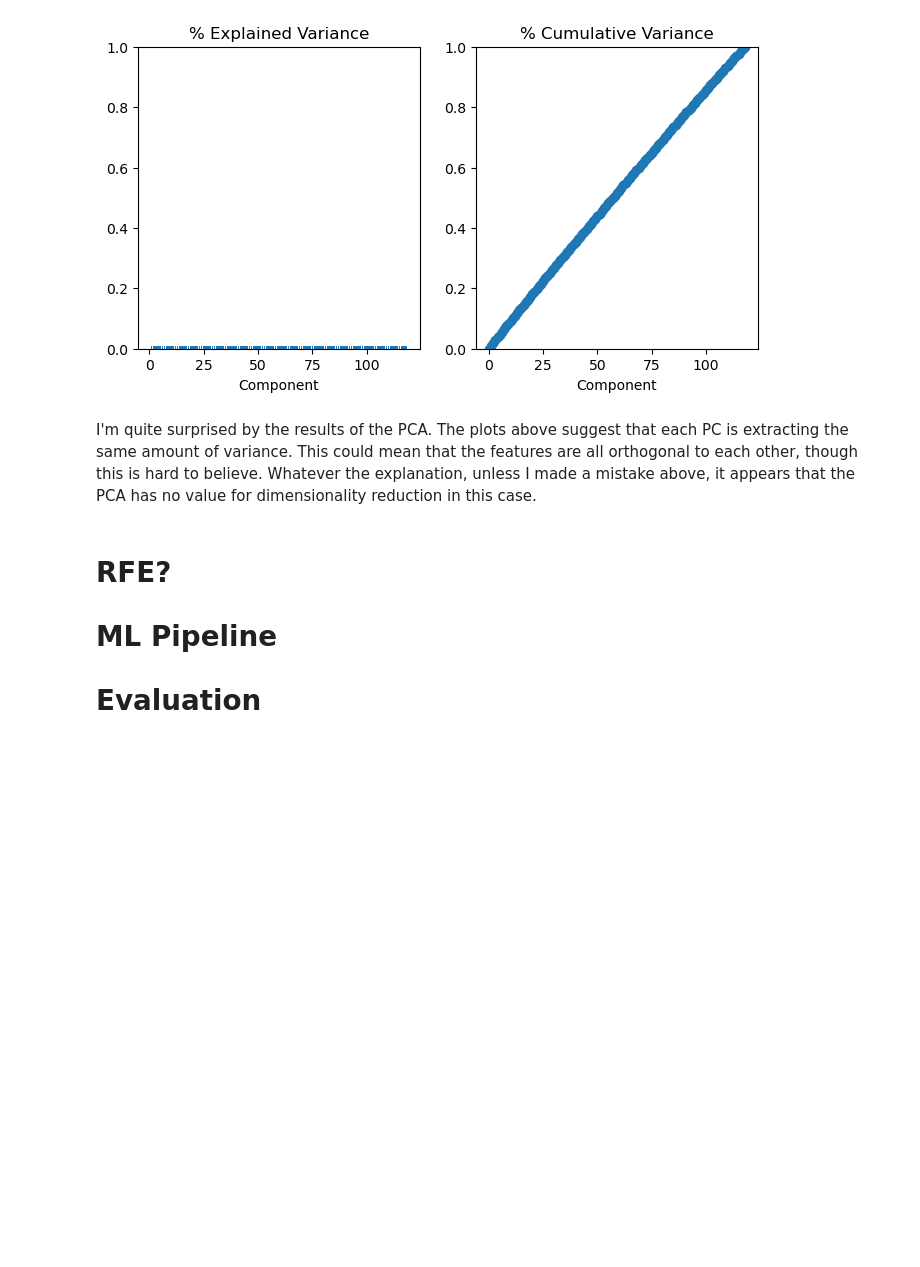
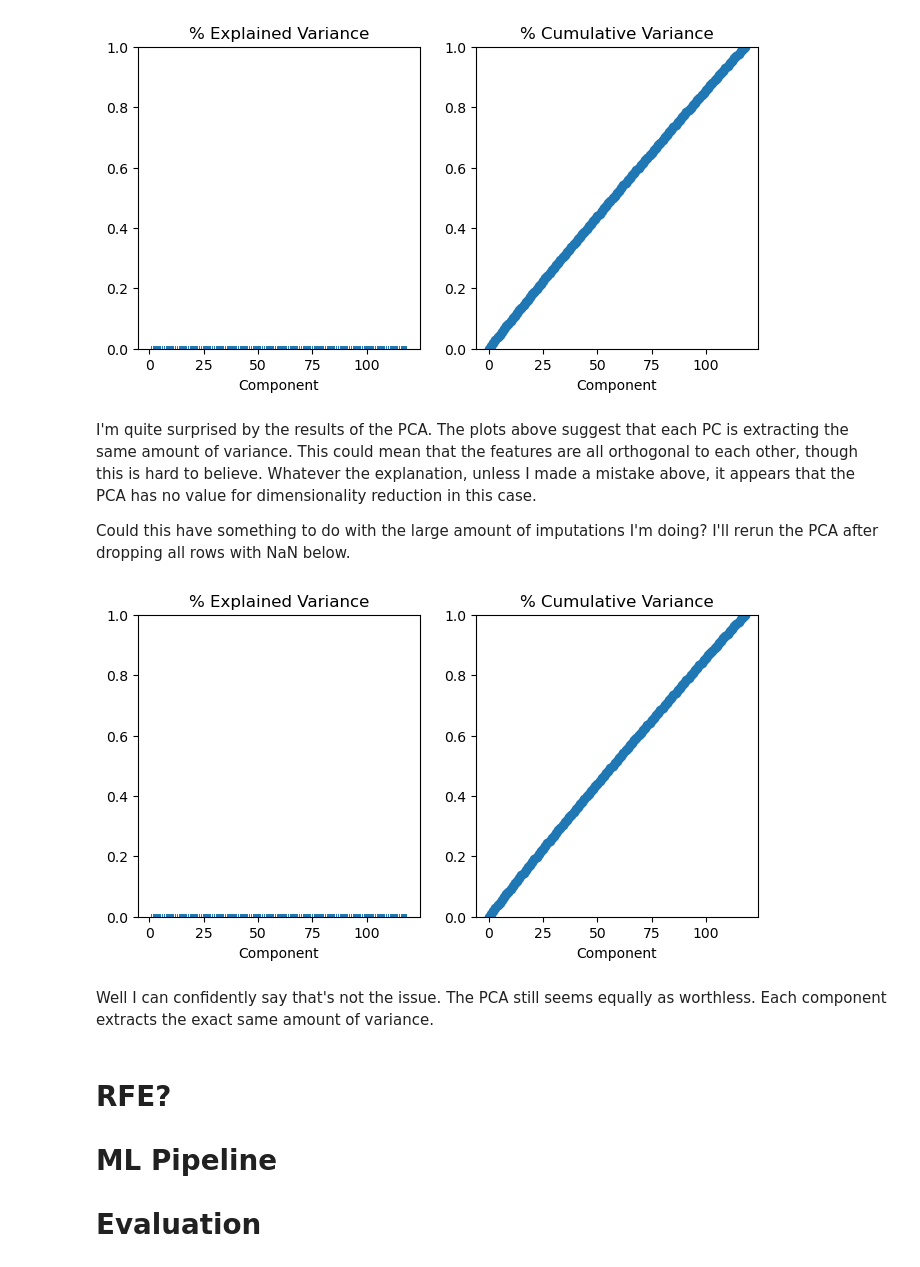
Before and after one commit to mcnewcp/kaggle-tabular-playground-series-sep21, a Jupyter notebook: kaggle-tab-playground-2021-09_MI-PCA.ipynb, the cells around one changed output. Cells and saved outputs as stored; diff of their text form; code cells hidden in the pictures; blank space fills up the shorter version.

Commit message:
add additional PCA; resolve df issue; rename

```diff
--- a/kaggle-tab-playground-2021-09.ipynb
+++ b/kaggle-tab-playground-2021-09_MI-PCA.ipynb
@@ -45,5 +45,6 @@ prep_pipeline = Pipeline([
 ])
 
 y_init_mi = train.claim
-X_init_mi = prep_pipeline.fit_transform(train)
+X_init_mi = prep_pipeline.fit_transform(train.drop(['id', 'claim'], axis=1))
+X_init_mi = pd.DataFrame(X_init_mi, columns=train.drop(['id', 'claim'], axis=1).columns)
 # %%
@@ -168,6 +168,26 @@ plt.show()
 [figure]
 # %% [markdown]
 I'm quite surprised by the results of the PCA.  The plots above suggest that each PC is extracting the same amount of variance.  This could mean that the features are all orthogonal to each other, though this is hard to believe.  Whatever the explanation, unless I made a mistake above, it appears that the PCA has no value for dimensionality reduction in this case.
+
+Could this have something to do with the large amount of imputations I'm doing?  I'll rerun the PCA after dropping all rows with NaN below.
+# %%
+X_noNA = X_train.dropna()
+X_train_noNA_prep = prep_pipeline.fit_transform(X_noNA)
+
+pca_noNA = PCA()
+X_pca_noNA = pca_noNA.fit_transform(X_train_noNA_prep)
+
+# Convert to dataframe
+component_names = [f"PC{i+1}" for i in range(X_pca_noNA.shape[1])]
+X_pca_noNA = pd.DataFrame(X_pca_noNA, columns=component_names)
+
+#plot results
+plot_variance(pca_noNA)
+plt.show()
+# %% [output]
+[figure, added]
+# %% [markdown]
+Well I can confidently say that's not the issue.  The PCA still seems equally as worthless.  Each component extracts the exact same amount of variance.
 # %% [markdown]
 # RFE?
 
```
Also changed, not shown: parts of 2 cells of this notebook.
